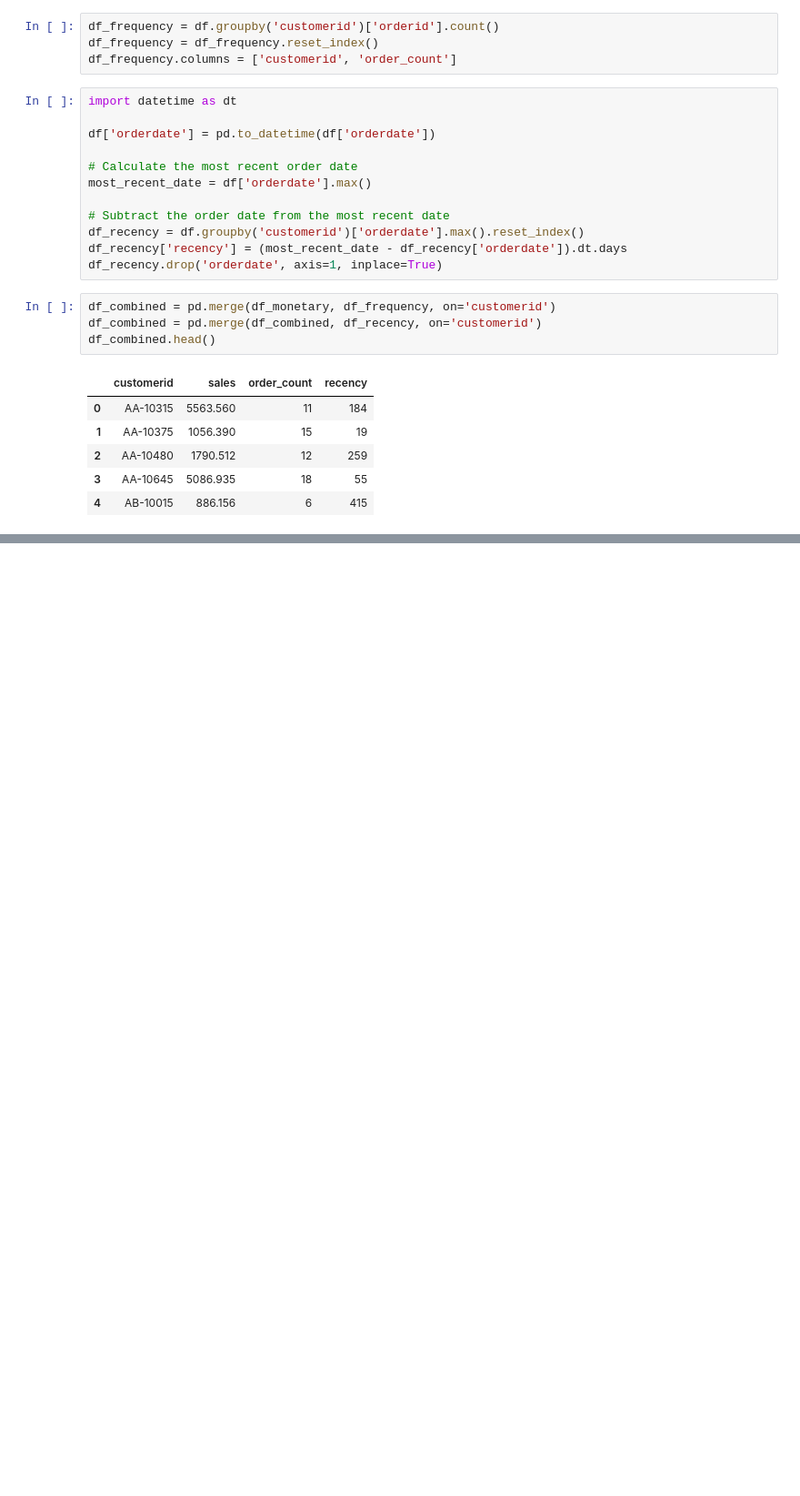
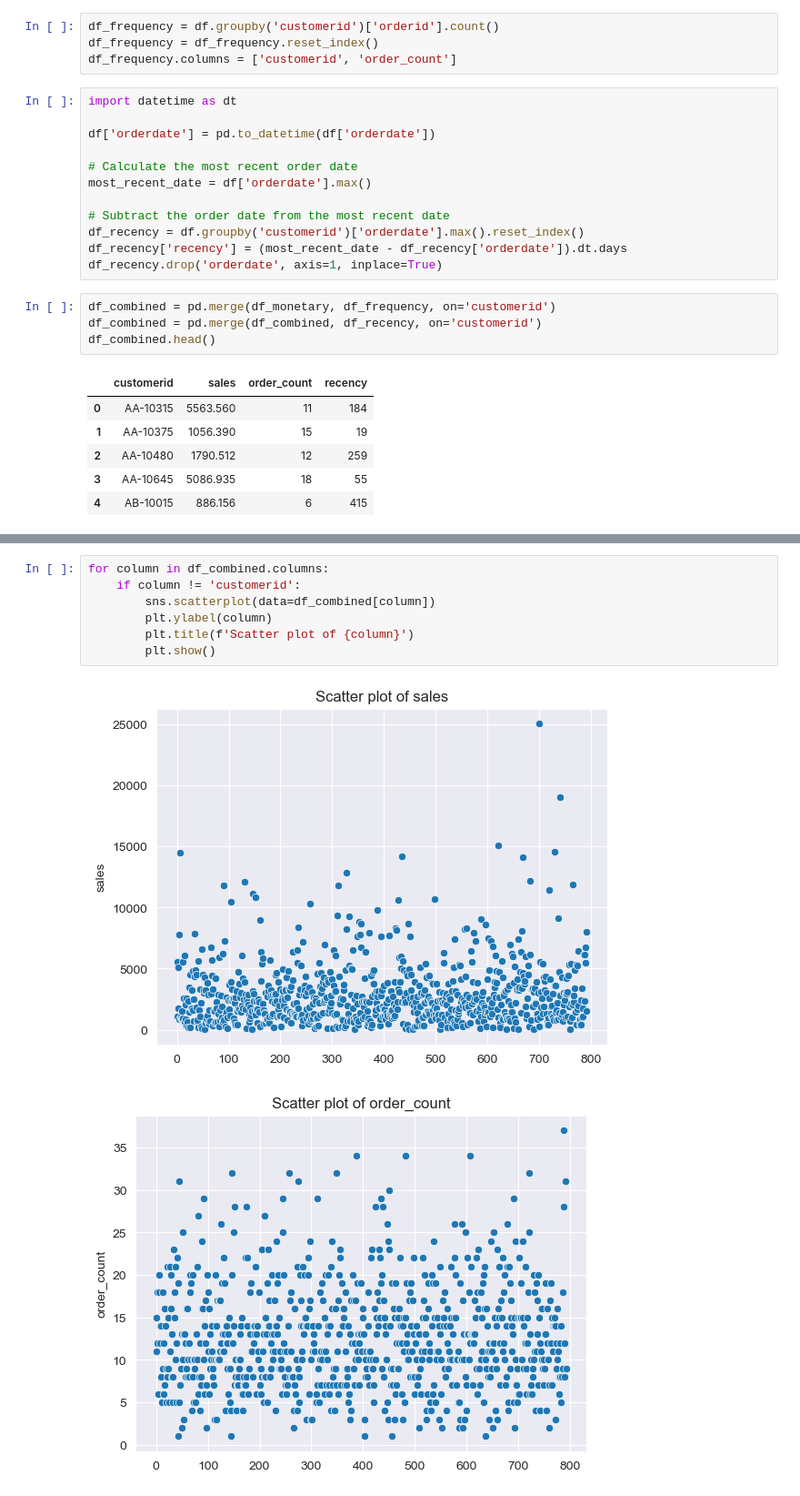
Before and after one commit to RHout19/Project-1, a Jupyter notebook: Model 2/Project 5/Sprint_3_ML.ipynb, the cells around one changed output, grey strips where cells are left out. Shown at 91% size. Drawn from its saved outputs; the diff is of its cells as text; blank space fills up the shorter version.

```diff
--- a/Model 2/Project 5/Sprint_3_ML.ipynb
+++ b/Model 2/Project 5/Sprint_3_ML.ipynb
@@ -49,0 +70,10 @@ df_combined.head()
+# %%
+for column in df_combined.columns:
+    if column != 'customerid':
+        sns.scatterplot(data=df_combined[column])
+        plt.ylabel(column)
+        plt.title(f'Scatter plot of {column}')
+        plt.show()
+# %% [output]
+[figure, added]
+[figure, added]
```
Also changed, not shown: parts of 12 cells of this notebook.
